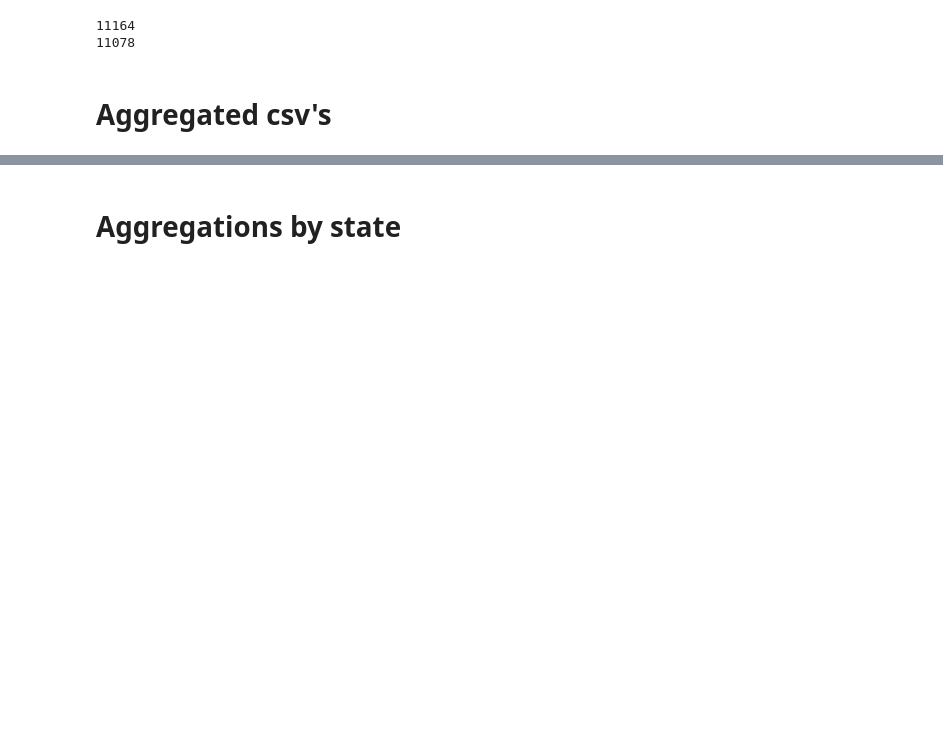
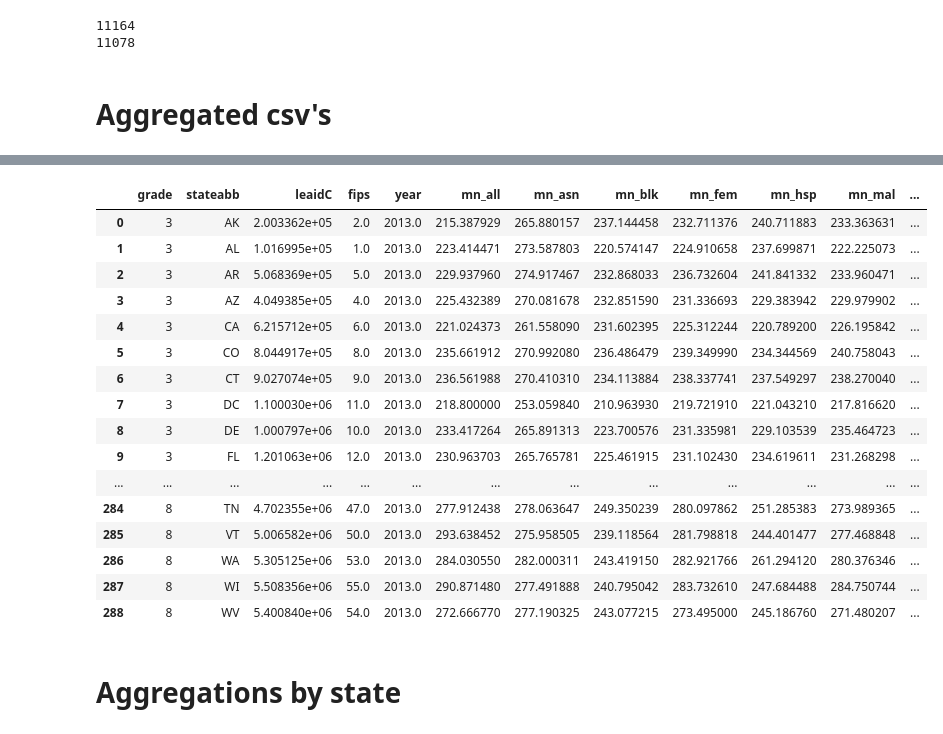
Before and after one commit to tbuck09/Education_Data_Visualization_Project, a Jupyter notebook: SEDA_Data_EDA.ipynb, the cells around one changed output, grey strips where cells are left out. Cells and saved outputs as stored; diff of their text form; code cells hidden in the pictures; blank space fills up the shorter version.

```diff
--- a/SEDA_Data_EDA.ipynb
+++ b/SEDA_Data_EDA.ipynb
@@ -472,3 +434,24 @@ math2013_agg_df.fillna(math2013_agg_df.mean(), inplace= True)
+# %%
+ela2013_agg_df
+math2013_agg_df
+# %% [output]
+|  | grade | stateabb | leaidC | fips | year | mn_all | mn_asn | mn_blk | mn_fem | mn_hsp | mn_mal | ... |
+| 0 | 3 | AK | 2.003362e+05 | 2.0 | 2013.0 | 215.387929 | 265.880157 | 237.144458 | 232.711376 | 240.711883 | 233.363631 | ... |
+| 1 | 3 | AL | 1.016995e+05 | 1.0 | 2013.0 | 223.414471 | 273.587803 | 220.574147 | 224.910658 | 237.699871 | 222.225073 | ... |
+| 2 | 3 | AR | 5.068369e+05 | 5.0 | 2013.0 | 229.937960 | 274.917467 | 232.868033 | 236.732604 | 241.841332 | 233.960471 | ... |
+| 3 | 3 | AZ | 4.049385e+05 | 4.0 | 2013.0 | 225.432389 | 270.081678 | 232.851590 | 231.336693 | 229.383942 | 229.979902 | ... |
+| 4 | 3 | CA | 6.215712e+05 | 6.0 | 2013.0 | 221.024373 | 261.558090 | 231.602395 | 225.312244 | 220.789200 | 226.195842 | ... |
+| 5 | 3 | CO | 8.044917e+05 | 8.0 | 2013.0 | 235.661912 | 270.992080 | 236.486479 | 239.349990 | 234.344569 | 240.758043 | ... |
+| 6 | 3 | CT | 9.027074e+05 | 9.0 | 2013.0 | 236.561988 | 270.410310 | 234.113884 | 238.337741 | 237.549297 | 238.270040 | ... |
+| 7 | 3 | DC | 1.100030e+06 | 11.0 | 2013.0 | 218.800000 | 253.059840 | 210.963930 | 219.721910 | 221.043210 | 217.816620 | ... |
+| 8 | 3 | DE | 1.000797e+06 | 10.0 | 2013.0 | 233.417264 | 265.891313 | 223.700576 | 231.335981 | 229.103539 | 235.464723 | ... |
+| 9 | 3 | FL | 1.201063e+06 | 12.0 | 2013.0 | 230.963703 | 265.765781 | 225.461915 | 231.102430 | 234.619611 | 231.268298 | ... |
+| ... | ... | ... | ... | ... | ... | ... | ... | ... | ... | ... | ... | ... |
+| 284 | 8 | TN | 4.702355e+06 | 47.0 | 2013.0 | 277.912438 | 278.063647 | 249.350239 | 280.097862 | 251.285383 | 273.989365 | ... |
+| 285 | 8 | VT | 5.006582e+06 | 50.0 | 2013.0 | 293.638452 | 275.958505 | 239.118564 | 281.798818 | 244.401477 | 277.468848 | ... |
+| 286 | 8 | WA | 5.305125e+06 | 53.0 | 2013.0 | 284.030550 | 282.000311 | 243.419150 | 282.921766 | 261.294120 | 280.376346 | ... |
+| 287 | 8 | WI | 5.508356e+06 | 55.0 | 2013.0 | 290.871480 | 277.491888 | 240.795042 | 283.732610 | 247.684488 | 284.750744 | ... |
+| 288 | 8 | WV | 5.400840e+06 | 54.0 | 2013.0 | 272.666770 | 277.190325 | 243.077215 | 273.495000 | 245.186760 | 271.480207 | ... |
 # %%
 ela2013_agg_df.to_csv("resources/data/ela_2013_agg.csv")
 math2013_agg_df.to_csv("resources/data/math_2013_agg.csv")
```
Also changed, not shown: parts of 3 cells of this notebook.
